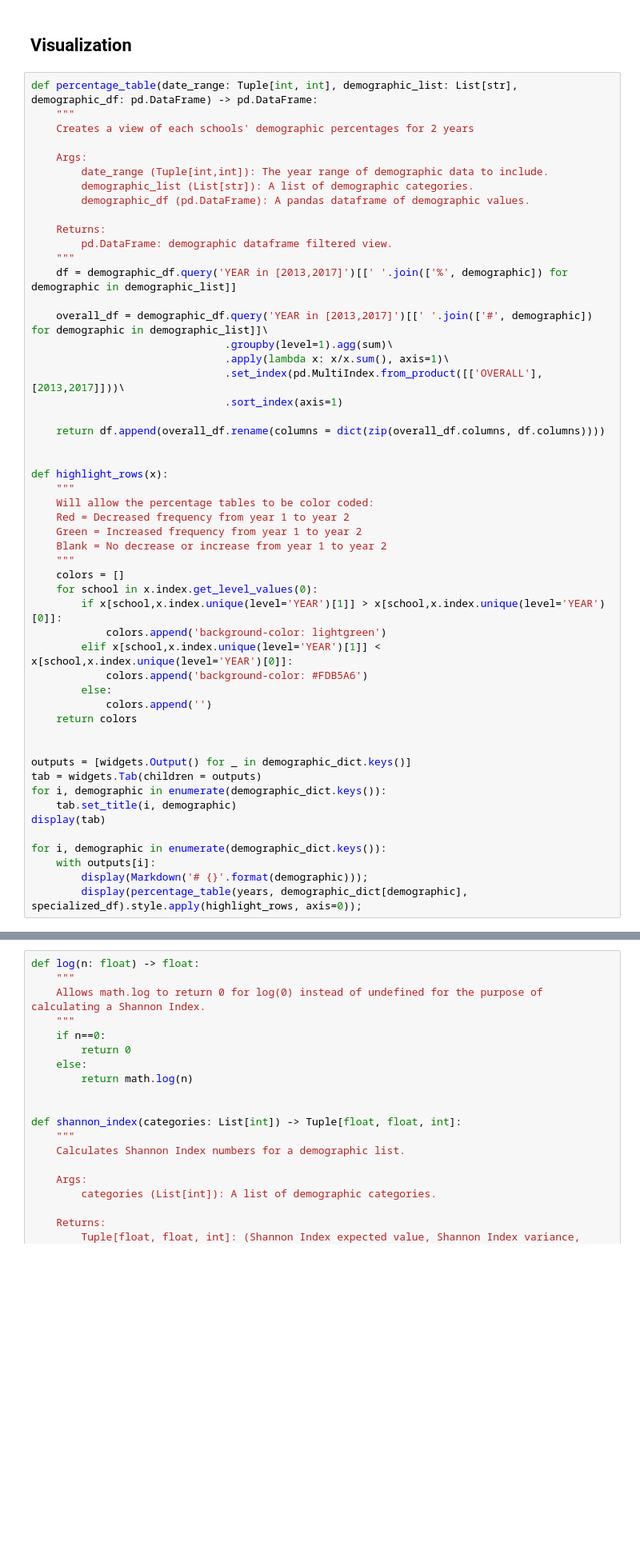
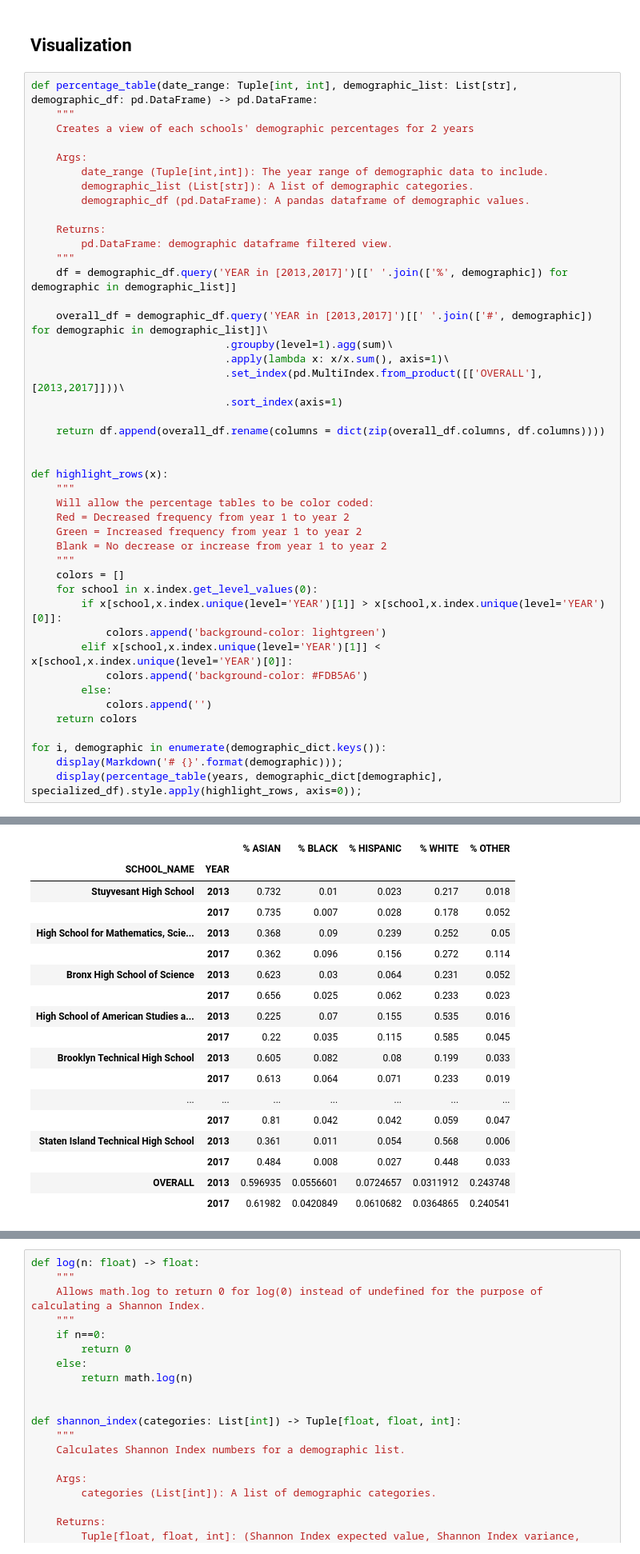
Before and after one commit to isaaclayton/PASSNYC, a Jupyter notebook: notebooks/NYC_diversity_p1.ipynb, the cells around one changed output, grey strips where cells are left out. Shown: that part at 80% size. Cells and saved outputs as stored; diff of their text form; blank space fills up the shorter version.

Commit message:
removed ipywidget tabs for github to correctly display tables

```diff
--- a/notebooks/NYC_diversity_p1.ipynb
+++ b/notebooks/NYC_diversity_p1.ipynb
@@ -206,15 +205,7 @@ def highlight_rows(x):
             colors.append('')
     return colors
 
-
-outputs = [widgets.Output() for _ in demographic_dict.keys()]
-tab = widgets.Tab(children = outputs)
 for i, demographic in enumerate(demographic_dict.keys()):
-    tab.set_title(i, demographic)
-display(tab)
-
-for i, demographic in enumerate(demographic_dict.keys()):
-    with outputs[i]:
-        display(Markdown('# {}'.format(demographic)));
-        display(percentage_table(years, demographic_dict[demographic], specialized_df).style.apply(highlight_rows, axis=0));
+    display(Markdown('# {}'.format(demographic)));
+    display(percentage_table(years, demographic_dict[demographic], specialized_df).style.apply(highlight_rows, axis=0));
 # %% [output]
@@ -221,0 +213,18 @@ Tab(children=(Output(), Output(), Output(), Output(), Output()), _titles={'0': '
+|  |  | % ASIAN | % BLACK | % HISPANIC | % WHITE | % OTHER |
+| SCHOOL_NAME | YEAR |  |  |  |  |  |
+| Stuyvesant High School | 2013 | 0.732 | 0.01 | 0.023 | 0.217 | 0.018 |
+|  | 2017 | 0.735 | 0.007 | 0.028 | 0.178 | 0.052 |
+| High School for Mathematics, Scie... | 2013 | 0.368 | 0.09 | 0.239 | 0.252 | 0.05 |
+|  | 2017 | 0.362 | 0.096 | 0.156 | 0.272 | 0.114 |
+| Bronx High School of Science | 2013 | 0.623 | 0.03 | 0.064 | 0.231 | 0.052 |
+|  | 2017 | 0.656 | 0.025 | 0.062 | 0.233 | 0.023 |
+| High School of American Studies a... | 2013 | 0.225 | 0.07 | 0.155 | 0.535 | 0.016 |
+|  | 2017 | 0.22 | 0.035 | 0.115 | 0.585 | 0.045 |
+| Brooklyn Technical High School | 2013 | 0.605 | 0.082 | 0.08 | 0.199 | 0.033 |
+|  | 2017 | 0.613 | 0.064 | 0.071 | 0.233 | 0.019 |
+| ... | ... | ... | ... | ... | ... | ... |
+|  | 2017 | 0.81 | 0.042 | 0.042 | 0.059 | 0.047 |
+| Staten Island Technical High School | 2013 | 0.361 | 0.011 | 0.054 | 0.568 | 0.006 |
+|  | 2017 | 0.484 | 0.008 | 0.027 | 0.448 | 0.033 |
+| OVERALL | 2013 | 0.596935 | 0.0556601 | 0.0724657 | 0.0311912 | 0.243748 |
+|  | 2017 | 0.61982 | 0.0420849 | 0.0610682 | 0.0364865 | 0.240541 |
```
Also changed, not shown: parts of 2 cells of this notebook.
